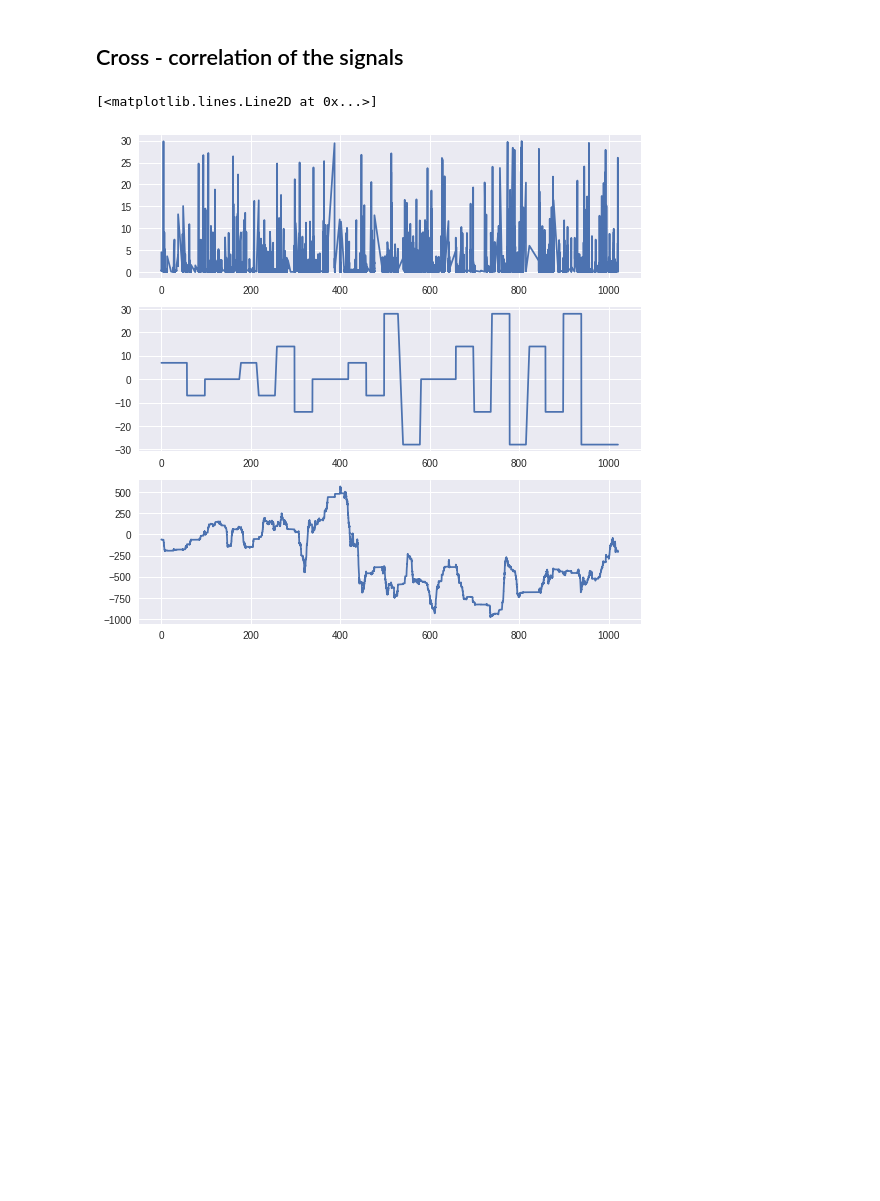
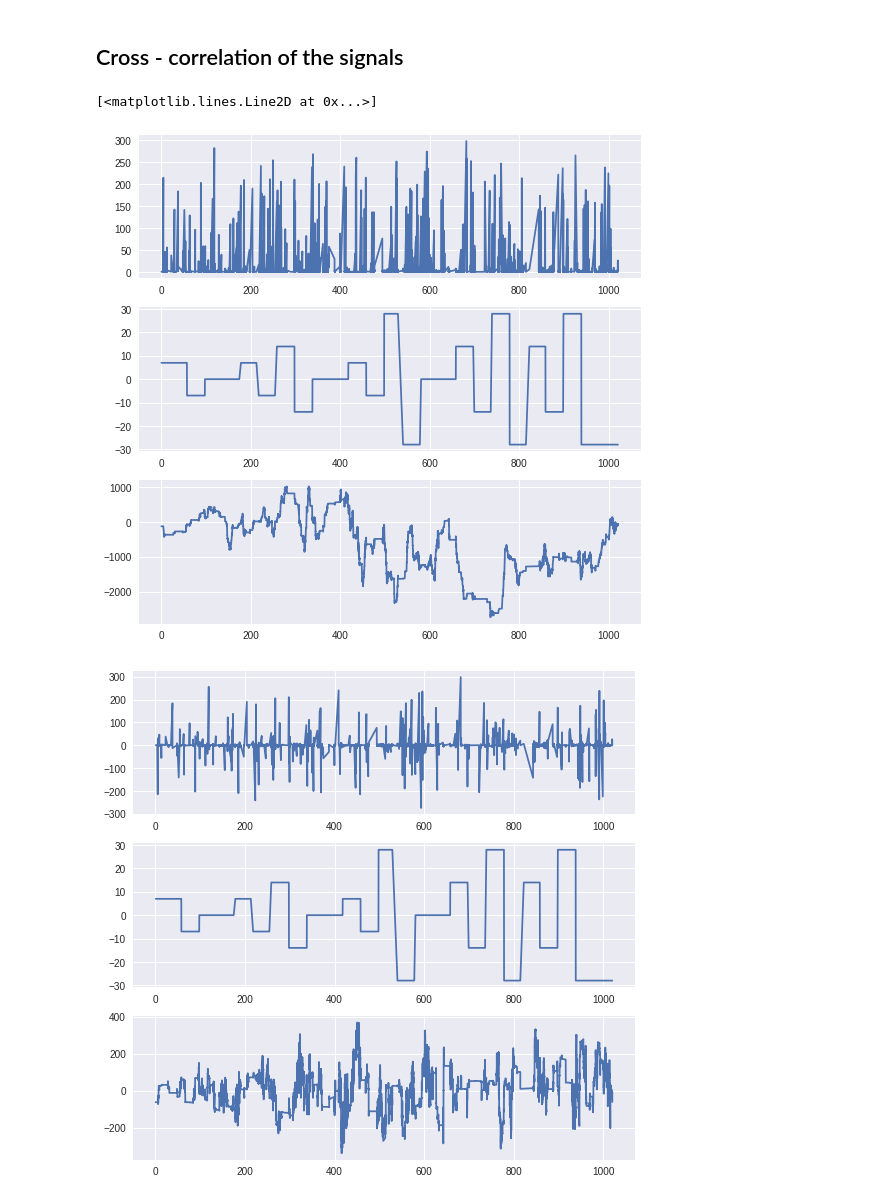
Before and after one commit to alTeska/VR_Acuity, a Jupyter notebook: notebooks/VelocityEvents.ipynb, the cells around one changed output. Saved outputs shown, nothing was run; the diff lists cells and outputs as text; code cells hidden in the pictures; blank space fills up the shorter version.

```diff
--- a/notebooks/VelocityEvents.ipynb
+++ b/notebooks/VelocityEvents.ipynb
@@ -77,21 +77,34 @@ i = 0
 df = pd.merge(event[i], dfU[i], on='Frame')
 df.drop({'Time_y','Vxyz', 'theta'}, axis=1, inplace=True)
 
-df.corr = signal.correlate(df.speed, df.U, mode='same') / 128
+df.corr  = signal.correlate(df.speed, df.U, mode='same') / 128
+df.corrZ = signal.correlate(df.speed, df.UZero, mode='same') / 128
 # %%
-# plot fof single event
+x# plot fof single event
 fig = plt.figure(figsize=(9,9))
 
 ax1 = fig.add_subplot(311)
 ax2 = fig.add_subplot(312)
 ax3 = fig.add_subplot(313)
 
 ax1.plot(df.Time_x, df.U)
 ax2.plot(df.Time_x, df.speed)
 ax3.plot(df.Time_x, df.corr)
+
+x# plot fof single event
+fig = plt.figure(figsize=(9,9))
+
+ax1 = fig.add_subplot(311)
+ax2 = fig.add_subplot(312)
+ax3 = fig.add_subplot(313)
+
+ax1.plot(df.Time_x, df.UZero)
+ax2.plot(df.Time_x, df.speed)
+ax3.plot(df.Time_x, df.corrZ)
 # %% [output]
 [<matplotlib.lines.Line2D at 0x...>]
-[figure, old version]
+[figure, new version]
+[figure, added]
 # %%
 # all experiments analysis
 df = {}
```
Also changed, not shown: parts of 9 cells of this notebook.
